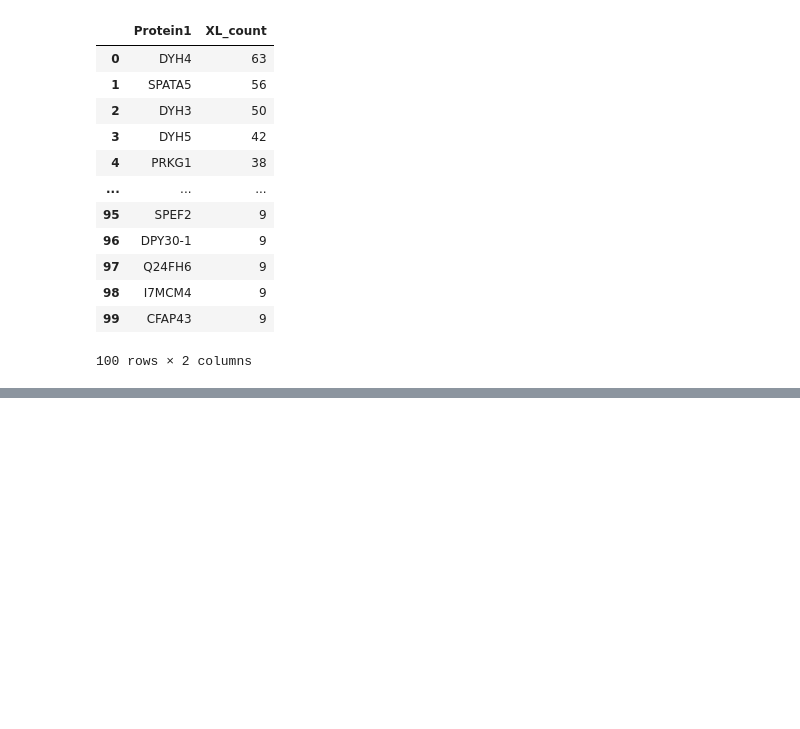
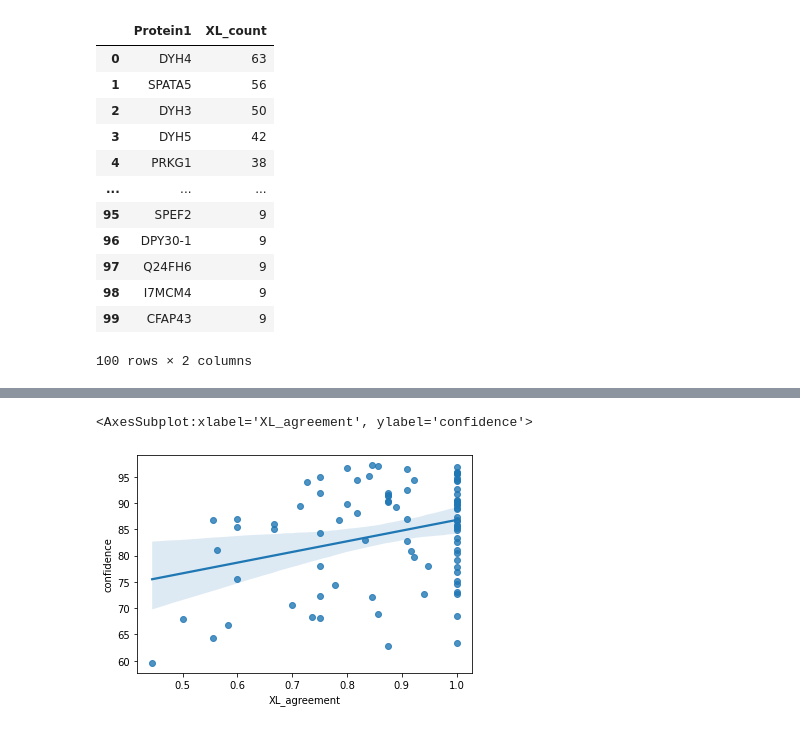
Before and after one commit to epenning/crosslinking, a Jupyter notebook: compare_crosslinks.ipynb, the cells around one changed output, grey strips where cells are left out. Cells and saved outputs as stored; diff of their text form; code cells hidden in the pictures; blank space fills up the shorter version.

Commit message:
Plot prediciton confidence vs XL agreement

```diff
--- a/compare_crosslinks.ipynb
+++ b/compare_crosslinks.ipynb
@@ -163,0 +164,15 @@ len(intra_XL_counts[intra_XL_counts['af_XL_count'].notnull()])
+# %%
+def read_confidence(intra_XL_counts):
+    protein = intra_XL_counts['Protein1']
+
+    ranking_filepath = 'rankings/' + sanitize_protein(protein) + '-ranking_debug.json'
+    if (not exists(ranking_filepath)):
+        print(protein + ' ranking file not found. Skipping...')
+        return None
+
+    with open(ranking_filepath) as ranking_file:
+        ranking_debug = json.load(ranking_file)
+        return ranking_debug['plddts']['model_1']
+
+intra_XL_counts['confidence'] = intra_XL_counts.apply(lambda x : read_confidence(x), axis = 1)
+intra_XL_counts[intra_XL_counts['af_XL_count'].notnull()]
@@ -163,0 +210,3 @@ len(intra_XL_counts[intra_XL_counts['af_XL_count'].notnull()])
+# %%
+intra_XL_counts['XL_agreement'] = intra_XL_counts['af_XL_count'] / intra_XL_counts['XL_count']
+intra_XL_counts[intra_XL_counts['af_XL_count'].notnull()]
@@ -163,0 +227,5 @@ len(intra_XL_counts[intra_XL_counts['af_XL_count'].notnull()])
+# %%
+sns.regplot(x = intra_XL_counts['XL_agreement'], y = intra_XL_counts['confidence'])
+# %% [output]
+<AxesSubplot:xlabel='XL_agreement', ylabel='confidence'>
+[figure, added]
```
Also changed, not shown: parts of 7 cells of this notebook.
